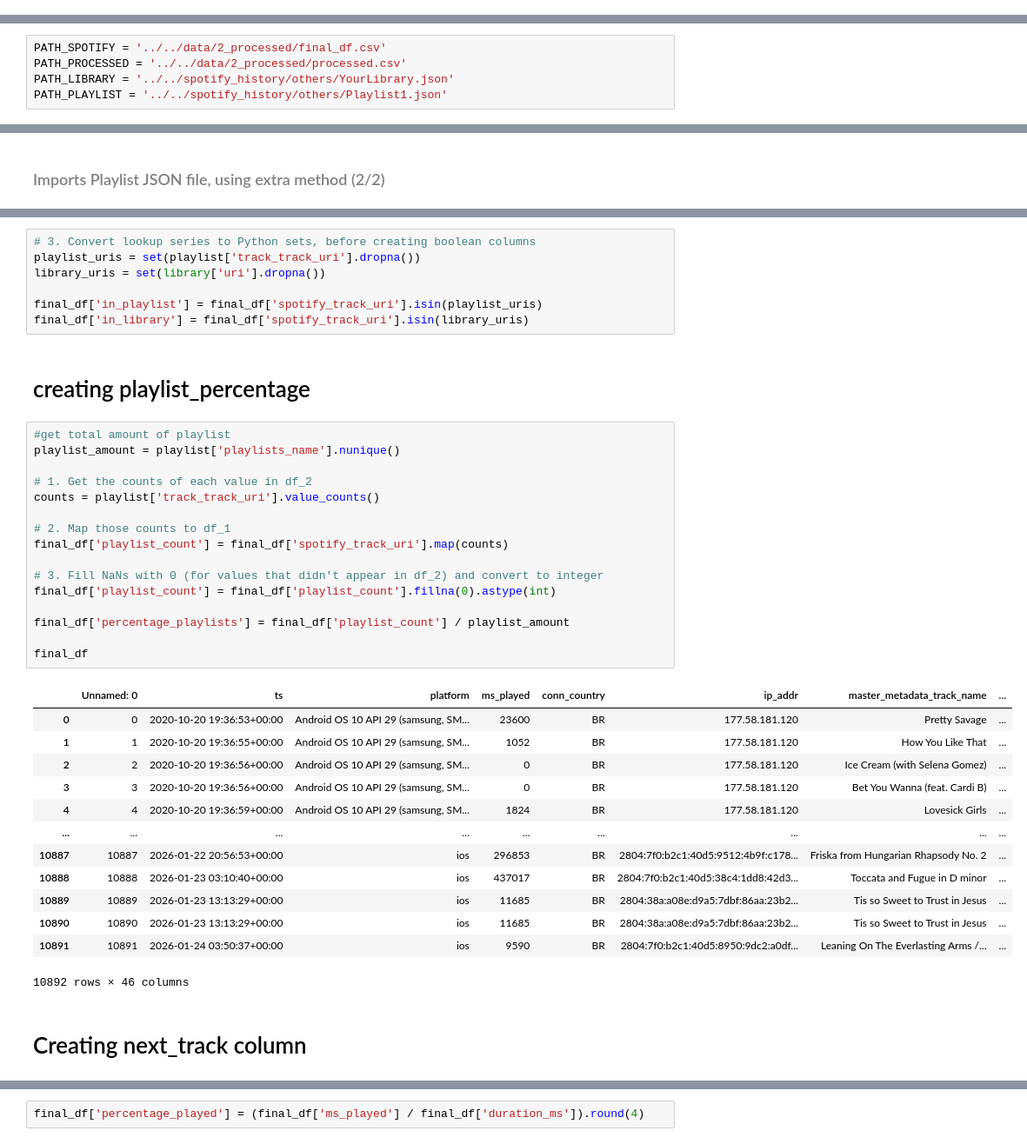
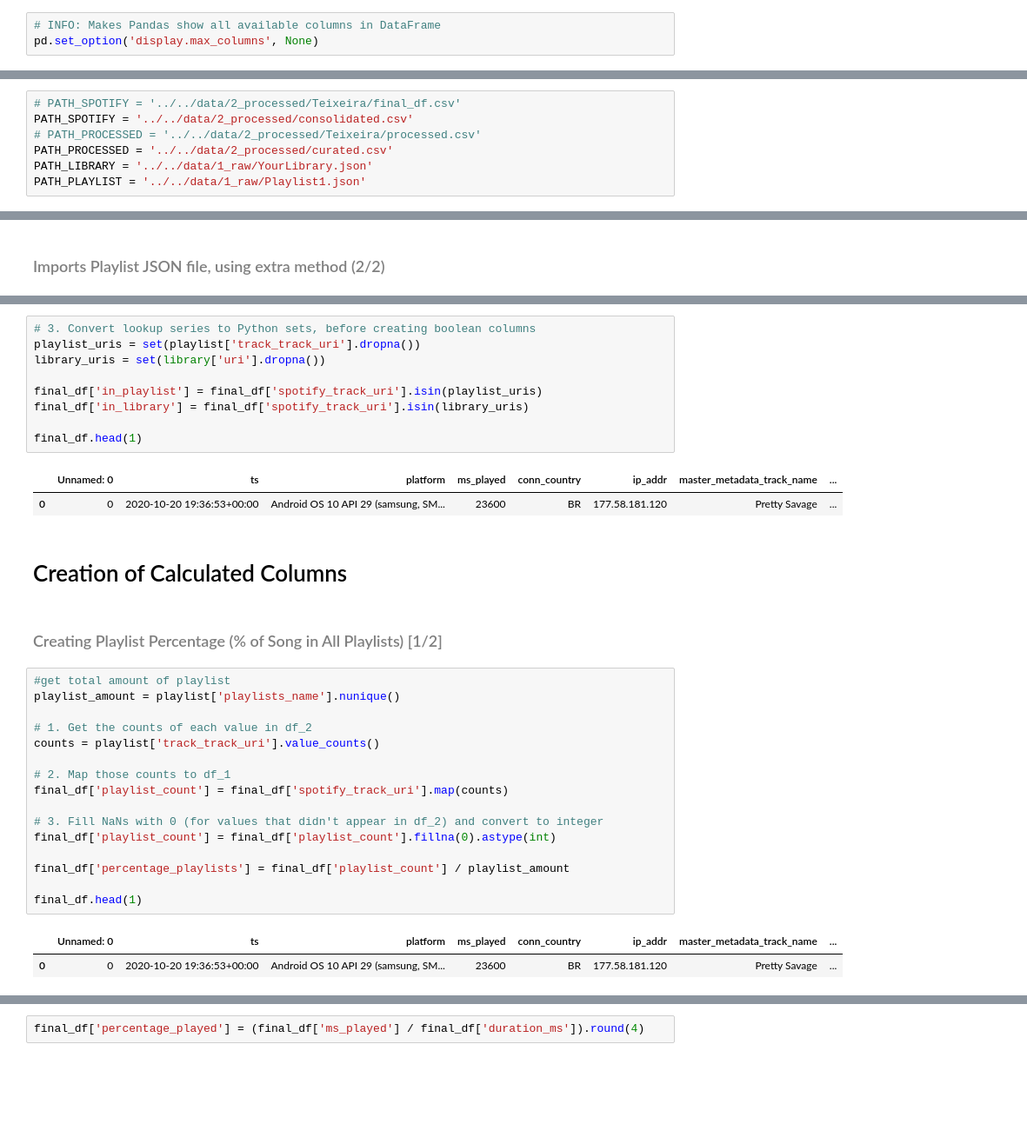
Before and after one commit to Laurente64/spotify-data-science, a Jupyter notebook: src/2_transform/transformations.ipynb, the cells around one changed output, grey strips where cells are left out. Shown at 87% size. Drawn from its saved outputs; the diff is of its cells as text; blank space fills up the shorter version.

```diff
--- a/src/2_transform/transformations.ipynb
+++ b/src/2_transform/transformations.ipynb
@@ -6,8 +8,13 @@ from _spo_utils import camel_to_snake, import_json
+# %%
+# INFO: Makes Pandas show all available columns in DataFrame
+pd.set_option('display.max_columns', None)
 # %% [markdown]
 # Constants
 # %%
-PATH_SPOTIFY = '../../data/2_processed/final_df.csv'
-PATH_PROCESSED = '../../data/2_processed/processed.csv'
-PATH_LIBRARY = '../../spotify_history/others/YourLibrary.json'
-PATH_PLAYLIST = '../../spotify_history/others/Playlist1.json'
+# PATH_SPOTIFY = '../../data/2_processed/Teixeira/final_df.csv'
+PATH_SPOTIFY = '../../data/2_processed/consolidated.csv'
+# PATH_PROCESSED = '../../data/2_processed/Teixeira/processed.csv'
+PATH_PROCESSED = '../../data/2_processed/curated.csv'
+PATH_LIBRARY = '../../data/1_raw/YourLibrary.json'
+PATH_PLAYLIST = '../../data/1_raw/Playlist1.json'
 # %% [markdown]
@@ -67,37 +66,31 @@ library_uris = set(library['uri'].dropna())
 
 final_df['in_playlist'] = final_df['spotify_track_uri'].isin(playlist_uris)
 final_df['in_library'] = final_df['spotify_track_uri'].isin(library_uris)
+
+final_df.head(1)
+# %% [output]
+|  | Unnamed: 0 | ts | platform | ms_played | conn_country | ip_addr | master_metadata_track_name | ... |
+| 0 | 0 | 2020-10-20 19:36:53+00:00 | Android OS 10 API 29 (samsung, SM... | 23600 | BR | 177.58.181.120 | Pretty Savage | ... |
-# %% [markdown]
-# creating playlist_percentage
+# %% [markdown]
+# Creation of Calculated Columns
+# %% [markdown]
+<h3 style='color:gray;'>Creating Playlist Percentage (% of Song in All Playlists) [1/2]</h3>
 # %%
 #get total amount of playlist
 playlist_amount = playlist['playlists_name'].nunique()
 
 # 1. Get the counts of each value in df_2
 counts = playlist['track_track_uri'].value_counts()
 
 # 2. Map those counts to df_1
 final_df['playlist_count'] = final_df['spotify_track_uri'].map(counts)
 
 # 3. Fill NaNs with 0 (for values that didn't appear in df_2) and convert to integer
 final_df['playlist_count'] = final_df['playlist_count'].fillna(0).astype(int)
 
 final_df['percentage_playlists'] = final_df['playlist_count'] / playlist_amount
 
-final_df
+final_df.head(1)
 # %% [output]
 |  | Unnamed: 0 | ts | platform | ms_played | conn_country | ip_addr | master_metadata_track_name | ... |
 | 0 | 0 | 2020-10-20 19:36:53+00:00 | Android OS 10 API 29 (samsung, SM... | 23600 | BR | 177.58.181.120 | Pretty Savage | ... |
-| 1 | 1 | 2020-10-20 19:36:55+00:00 | Android OS 10 API 29 (samsung, SM... | 1052 | BR | 177.58.181.120 | How You Like That | ... |
-| 2 | 2 | 2020-10-20 19:36:56+00:00 | Android OS 10 API 29 (samsung, SM... | 0 | BR | 177.58.181.120 | Ice Cream (with Selena Gomez) | ... |
-| 3 | 3 | 2020-10-20 19:36:56+00:00 | Android OS 10 API 29 (samsung, SM... | 0 | BR | 177.58.181.120 | Bet You Wanna (feat. Cardi B) | ... |
-| 4 | 4 | 2020-10-20 19:36:59+00:00 | Android OS 10 API 29 (samsung, SM... | 1824 | BR | 177.58.181.120 | Lovesick Girls | ... |
-| ... | ... | ... | ... | ... | ... | ... | ... | ... |
-| 10887 | 10887 | 2026-01-22 20:56:53+00:00 | ios | 296853 | BR | 2804:7f0:b2c1:40d5:9512:4b9f:c178... | Friska from Hungarian Rhapsody No. 2 | ... |
-| 10888 | 10888 | 2026-01-23 03:10:40+00:00 | ios | 437017 | BR | 2804:7f0:b2c1:40d5:38c4:1dd8:42d3... | Toccata and Fugue in D minor | ... |
-| 10889 | 10889 | 2026-01-23 13:13:29+00:00 | ios | 11685 | BR | 2804:38a:a08e:d9a5:7dbf:86aa:23b2... | Tis so Sweet to Trust in Jesus | ... |
-| 10890 | 10890 | 2026-01-23 13:13:29+00:00 | ios | 11685 | BR | 2804:38a:a08e:d9a5:7dbf:86aa:23b2... | Tis so Sweet to Trust in Jesus | ... |
-| 10891 | 10891 | 2026-01-24 03:50:37+00:00 | ios | 9590 | BR | 2804:7f0:b2c1:40d5:8950:9dc2:a0df... | Leaning On The Everlasting Arms /... | ... |
-10892 rows × 46 columns
-# %% [markdown]
-# Creating next_track column
```
Also changed, not shown: parts of 29 cells of this notebook, 33 other files.
